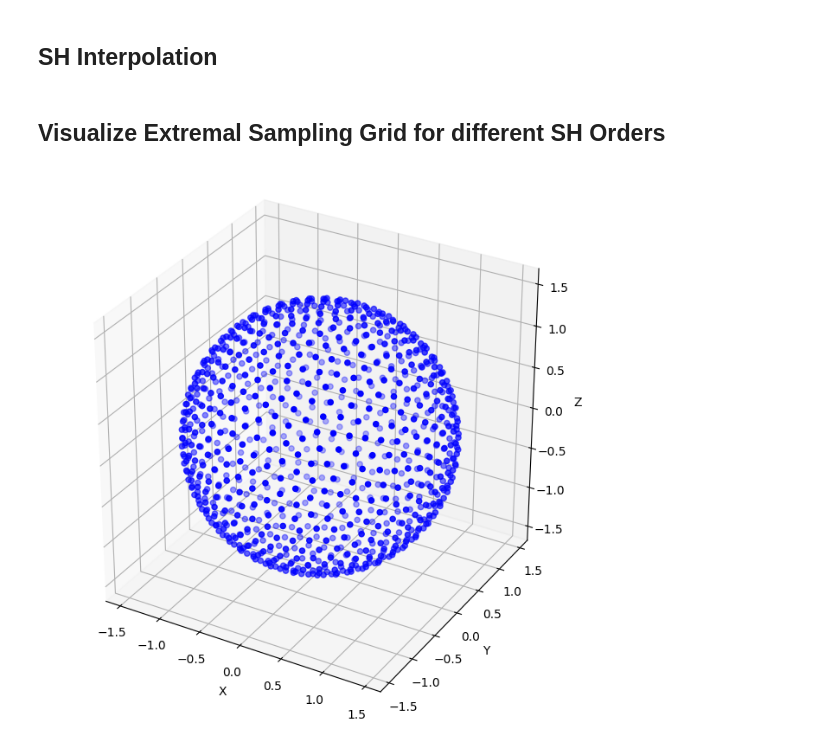
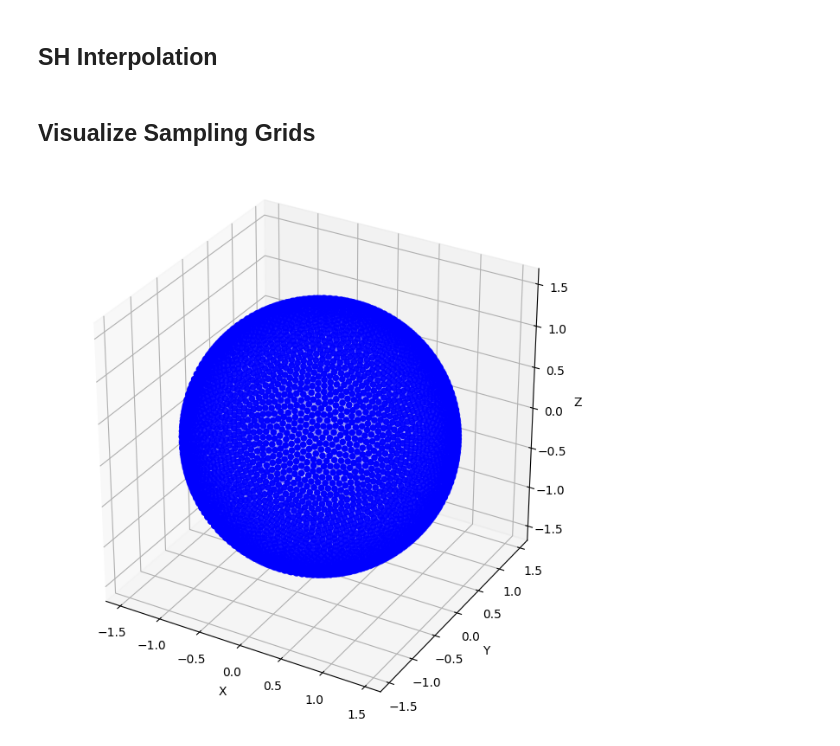
Before and after one commit to vackva/Orbe, a Jupyter notebook: python/ResearchNotebook.ipynb, the cells around one changed output. Saved outputs shown, nothing was run; the diff lists cells and outputs as text; code cells hidden in the pictures.

```diff
--- a/python/ResearchNotebook.ipynb
+++ b/python/ResearchNotebook.ipynb
@@ -139,23 +137,27 @@ file = os.path.join(
     r'..',  'assets', 'pp2_HRIRs_measured_interpolated.sofa')
 sof.write_sofa(file, sofa,compression=0)
 # %% [markdown]
-## Visualize Extremal Sampling Grid for different SH Orders
+## Visualize Sampling Grids
 # %%
-grid = pf.samplings.sph_extremal(n_points=None, sh_order=30, radius=1.47)
+# Load grid from sofa file
+hrirs, grid, _ = pf.io.read_sofa(file)
+
+# Create grid
+# grid = pf.samplings.sph_extremal(n_points=None, sh_order=80, radius=1.47)
 x, y, z = grid.x, grid.y, grid.z
 
 # Plot the grid
 fig = plt.figure(figsize=(8, 8))
 ax = fig.add_subplot(111, projection='3d')
 ax.scatter(x, y, z, color='blue', s=20)
 
 # Set the aspect ratio to be equal
 ax.set_box_aspect([1, 1, 1])
 
 ax.set_xlabel("X")
 ax.set_ylabel("Y")
 ax.set_zlabel("Z")
 
 plt.show()
 # %% [output]
-[figure, old version]
+[figure, new version]
```
Also changed, not shown: parts of 1 cell of this notebook, 2 other files.
